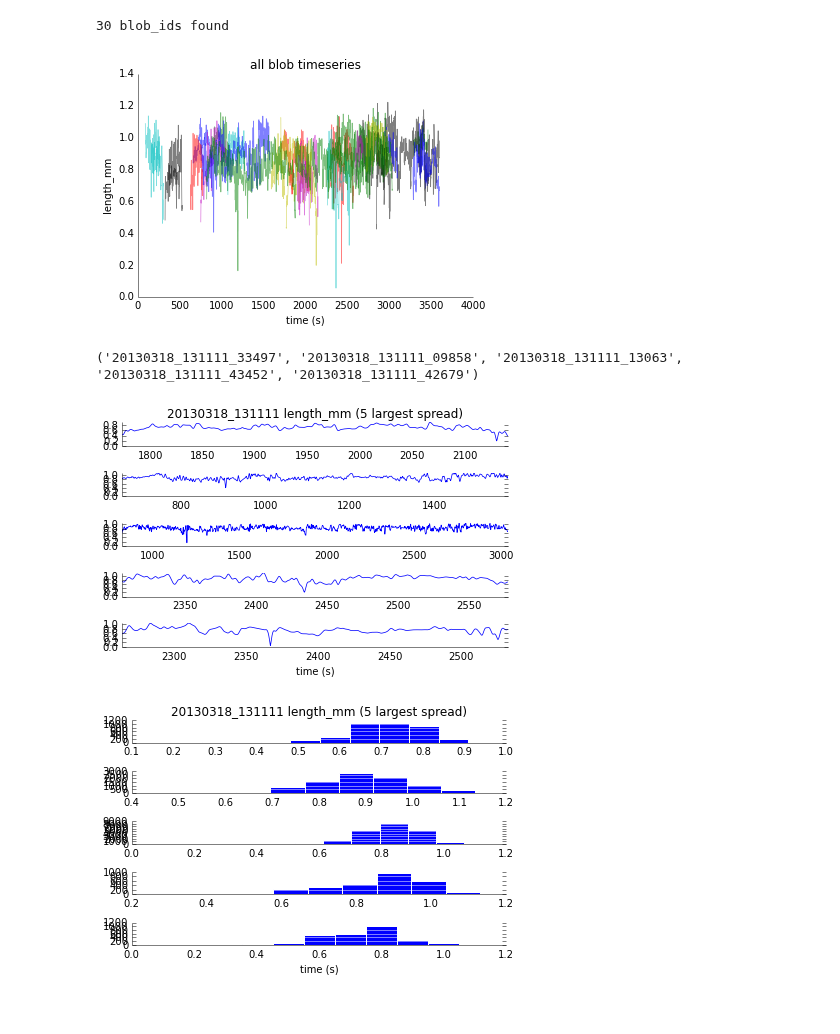
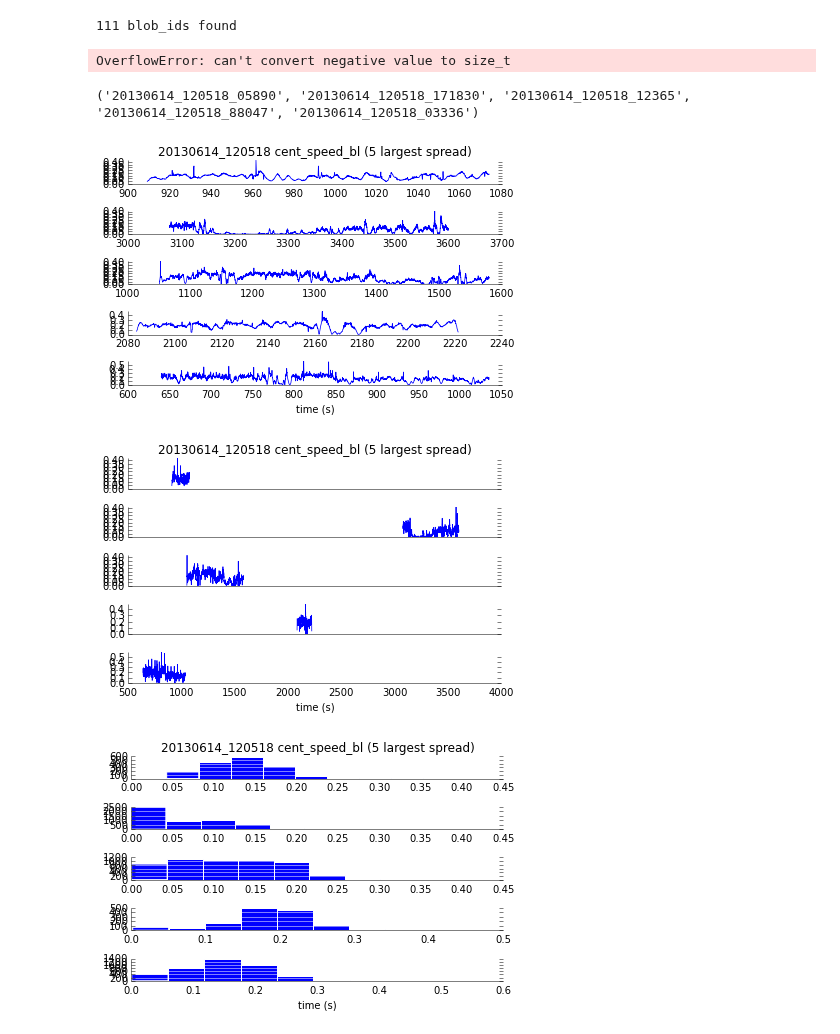
Before and after one commit to amarallab/waldo, a Jupyter notebook: code/plates/explorer_notebook.ipynb, the cells around one changed output. Saved outputs shown, nothing was run; the diff lists cells and outputs as text; code cells hidden in the pictures.

```diff
--- a/code/plates/explorer_notebook.ipynb
+++ b/code/plates/explorer_notebook.ipynb
@@ -61,8 +61,10 @@ def sort_zipdata(zipdata, N_data_col=2, sort_index='dur', sort_labels=[], verbos
 # %%
 # Experiment to explore
 ex_id = '20130318_131111'
+ex_id = '20130614_120518'
 dataset = 'N2_aging'
 data_type = 'length_mm'
+data_type = 'cent_speed_bl'
 #data_type = 'curve_w'
 #data_type = 'width_mm'
 # %%
@@ -182,46 +182,52 @@ ax.set_xlabel('time (s)')
 ax.set_ylabel(data_type)
 plt.show()
 # %% [output]
-30 blob_ids found
+111 blob_ids found
-[figure, removed]
+OverflowError: can't convert negative value to size_t
 # %%
 def plot_N_blob_timeseries(ax_list, times, data, grounded=True):
     for ax, t, d in zip(ax_list, times, data):
         ppl.plot(ax, t, d)
         if grounded:
             ax.set_ylim([0, max(d)])
-        ax.set_xlim([min(t), max(t)])
+        #ax.set_xlim([min(t), max(t)])
         ax.yaxis.set_ticks_position('both')
     ax.set_xlabel('time (s)')
 
 def plot_N_blob_hists(ax_list, data):
     for ax, d in zip(ax_list, data):
         ppl.hist(ax, np.array(d),  grid='y')
         ax.yaxis.set_ticks_position('both')
     ax.set_xlabel('time (s)')
 
 N = 5
 sort_index = 'spread'
 
 id_col, data_cols, sort_cols = sort_zipdata(zipdata2, sort_index=sort_index, sort_labels=sort_labels2)
 times, data = data_cols
 times, data = times[-N:], data[-N:]
 print id_col[-N:]
 
 fig, ax = plt.subplots(N)
 ax[0].set_title('{eid} {dt} ({N} largest spread)'.format(eid=ex_id, dt=data_type, N=N))
 plot_N_blob_timeseries(ax, times,  data)
 plt.tight_layout()
 
+fig, ax = plt.subplots(N, sharex=True)
+ax[0].set_title('{eid} {dt} ({N} largest spread)'.format(eid=ex_id, dt=data_type, N=N))
+plot_N_blob_timeseries(ax, times,  data)
+plt.tight_layout()
+
 fig, ax = plt.subplots(N)
 ax[0].set_title('{eid} {dt} ({N} largest spread)'.format(eid=ex_id, dt=data_type, N=N))
 plot_N_blob_hists(ax, data)
 plt.tight_layout()
 plt.show()
 # %% [output]
-('20130318_131111_33497', '20130318_131111_09858', '20130318_131111_13063', '20130318_131111_43452', '20130318_131111_42679')
+('20130614_120518_05890', '20130614_120518_171830', '20130614_120518_12365', '20130614_120518_88047', '20130614_120518_03336')
-[figure, old version]
+[figure, new version]
-[figure, old version]
+[figure, new version]
+[figure, added]
 # %%
 N = 5
 sort_index = 'dur'
```
Also changed, not shown: parts of 8 cells of this notebook, 4 other files.
